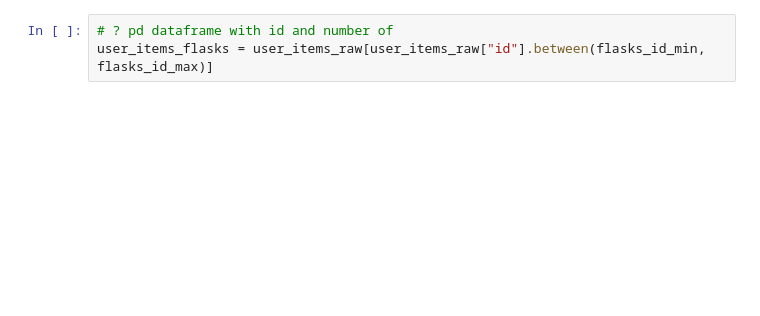
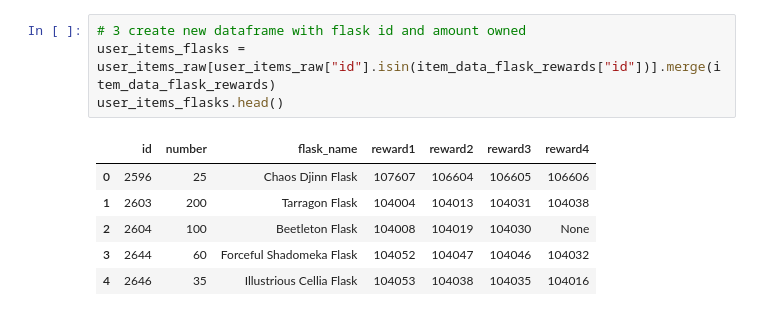
Before and after one commit to IchChefDuNixx/2023SS, a Jupyter notebook: oddities/flask_extractor.ipynb, the cells around one changed output. Cells and saved outputs as stored; diff of their text form; blank space fills up the shorter version.

```diff
--- a/oddities/flask_extractor.ipynb
+++ b/oddities/flask_extractor.ipynb
@@ -55,3 +91,11 @@ item_data_flasks = item_data_flasks.drop(item_data_flasks.columns.difference(["i
 # %%
-# ? pd dataframe with id and number of
-user_items_flasks = user_items_raw[user_items_raw["id"].between(flasks_id_min, flasks_id_max)]
+# 3 create new dataframe with flask id and amount owned
+user_items_flasks = user_items_raw[user_items_raw["id"].isin(item_data_flask_rewards["id"])].merge(item_data_flask_rewards)
+user_items_flasks.head()
+# %% [output]
+|  | id | number | flask_name | reward1 | reward2 | reward3 | reward4 |
+| 0 | 2596 | 25 | Chaos Djinn Flask | 107607 | 106604 | 106605 | 106606 |
+| 1 | 2603 | 200 | Tarragon Flask | 104004 | 104013 | 104031 | 104038 |
+| 2 | 2604 | 100 | Beetleton Flask | 104008 | 104019 | 104030 | None |
+| 3 | 2644 | 60 | Forceful Shadomeka Flask | 104052 | 104047 | 104046 | 104032 |
+| 4 | 2646 | 35 | Illustrious Cellia Flask | 104053 | 104038 | 104035 | 104016 |
```
Also changed, not shown: parts of 15 cells of this notebook, 7 other files.
